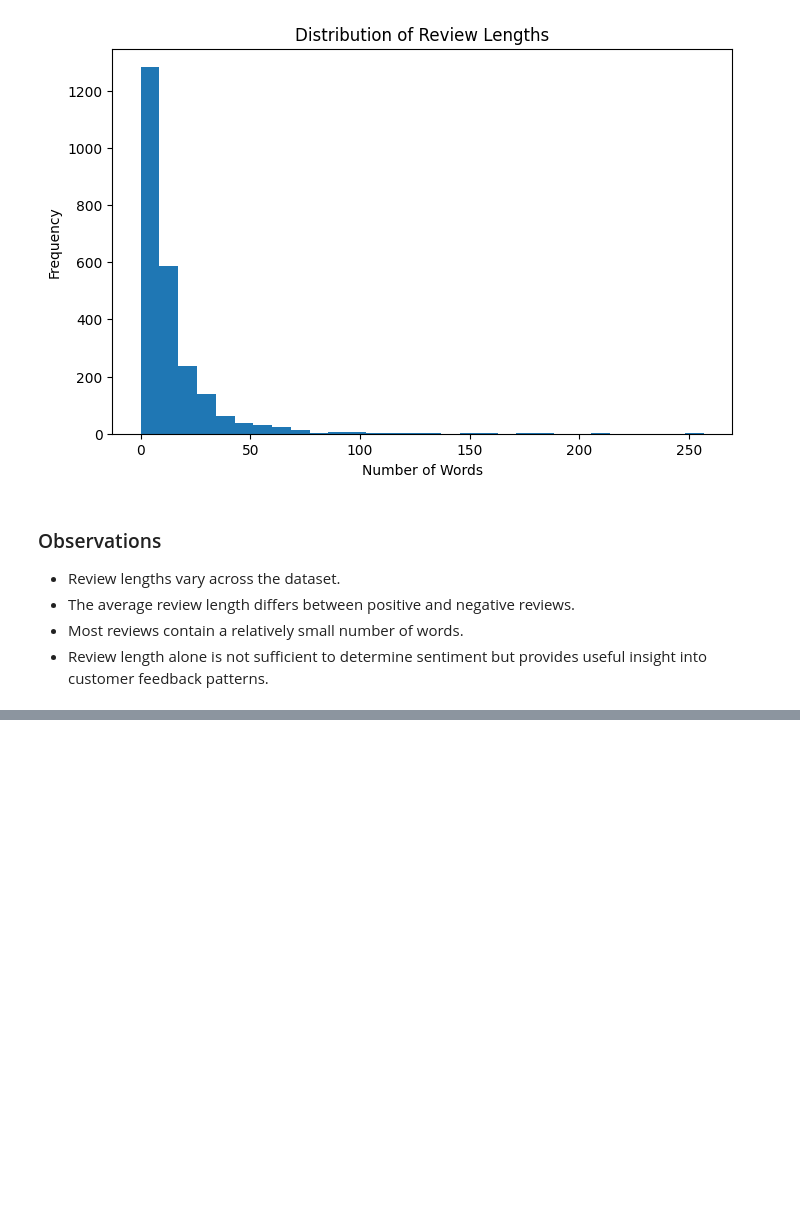
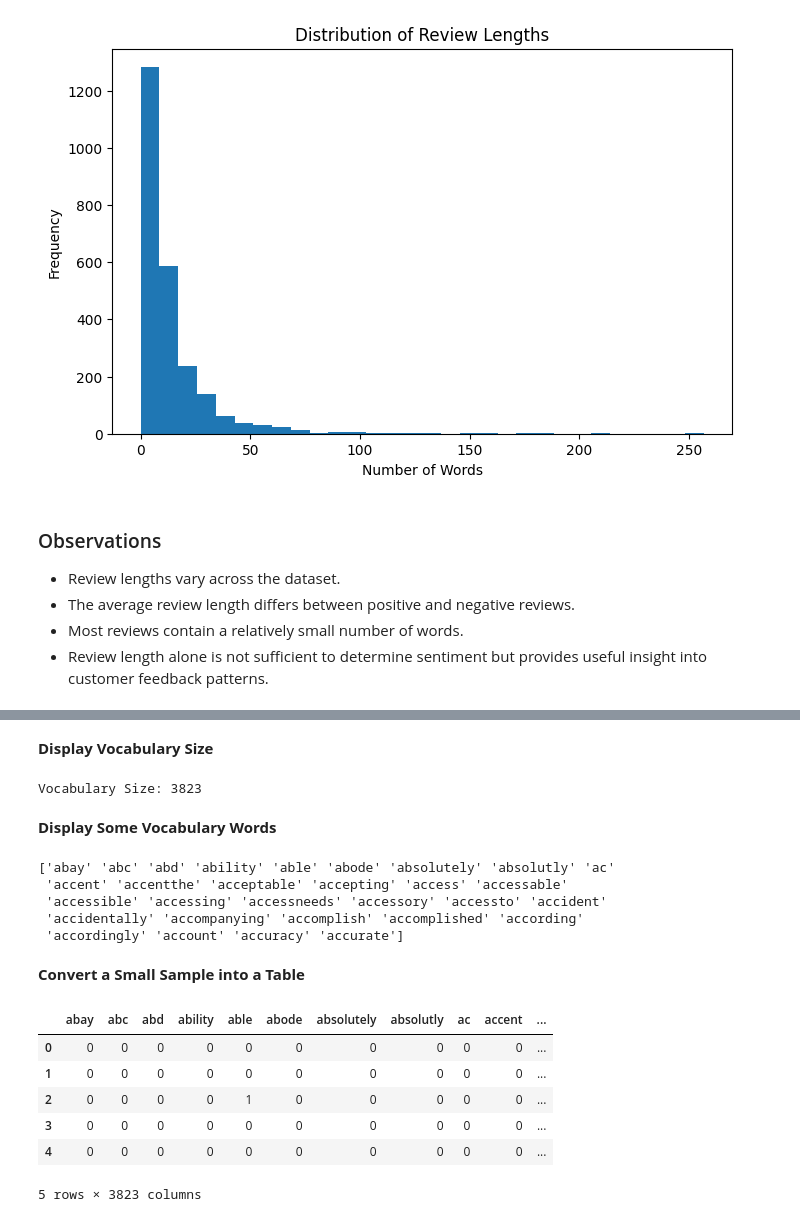
Before and after one commit to TahaBhatti786/Sentiment-Analysis-of-Product-Reviews, a Jupyter notebook: notebooks/sentiment_analysis.ipynb, the cells around one changed output, grey strips where cells are left out. Drawn from its saved outputs; the diff is of its cells as text; code cells hidden in the pictures; blank space fills up the shorter version.

Commit message:
Implement Bag of Words feature extraction

```diff
--- a/notebooks/sentiment_analysis.ipynb
+++ b/notebooks/sentiment_analysis.ipynb
@@ -684,0 +693,2 @@ plt.show()
+# %%
+bow_vectorizer = CountVectorizer()
@@ -684,0 +697,2 @@ plt.show()
+# %%
+bow_features = bow_vectorizer.fit_transform(df["lemmatized_review"])
@@ -684,0 +707,37 @@ plt.show()
+# %% [markdown]
+**Display Vocabulary Size**
+# %%
+print("Vocabulary Size:", len(bow_vectorizer.vocabulary_))
+# %% [output]
+Vocabulary Size: 3823
+# %% [markdown]
+**Display Some Vocabulary Words**
+# %%
+feature_names = bow_vectorizer.get_feature_names_out()
+
+print(feature_names[:30])
+# %% [output]
+['abay' 'abc' 'abd' 'ability' 'able' 'abode' 'absolutely' 'absolutly' 'ac'
+ 'accent' 'accentthe' 'acceptable' 'accepting' 'access' 'accessable'
+ 'accessible' 'accessing' 'accessneeds' 'accessory' 'accessto' 'accident'
+ 'accidentally' 'accompanying' 'accomplish' 'accomplished' 'according'
+ 'accordingly' 'account' 'accuracy' 'accurate']
+# %% [markdown]
+**Convert a Small Sample into a Table**
+# %%
+import pandas as pd
+
+sample_bow = pd.DataFrame(
+    bow_features[:5].toarray(),
+    columns=feature_names
+)
+
+sample_bow.head()
+# %% [output]
+|  | abay | abc | abd | ability | able | abode | absolutely | absolutly | ac | accent | ... |
+| 0 | 0 | 0 | 0 | 0 | 0 | 0 | 0 | 0 | 0 | 0 | ... |
+| 1 | 0 | 0 | 0 | 0 | 0 | 0 | 0 | 0 | 0 | 0 | ... |
+| 2 | 0 | 0 | 0 | 0 | 1 | 0 | 0 | 0 | 0 | 0 | ... |
+| 3 | 0 | 0 | 0 | 0 | 0 | 0 | 0 | 0 | 0 | 0 | ... |
+| 4 | 0 | 0 | 0 | 0 | 0 | 0 | 0 | 0 | 0 | 0 | ... |
+5 rows × 3823 columns
```
Also changed, not shown: parts of 9 cells of this notebook.
